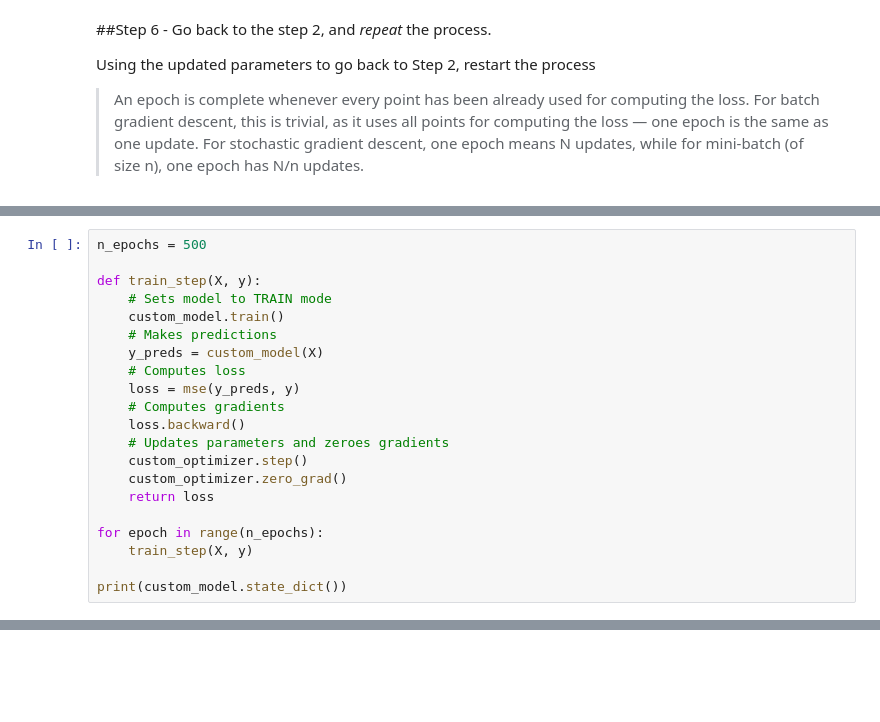
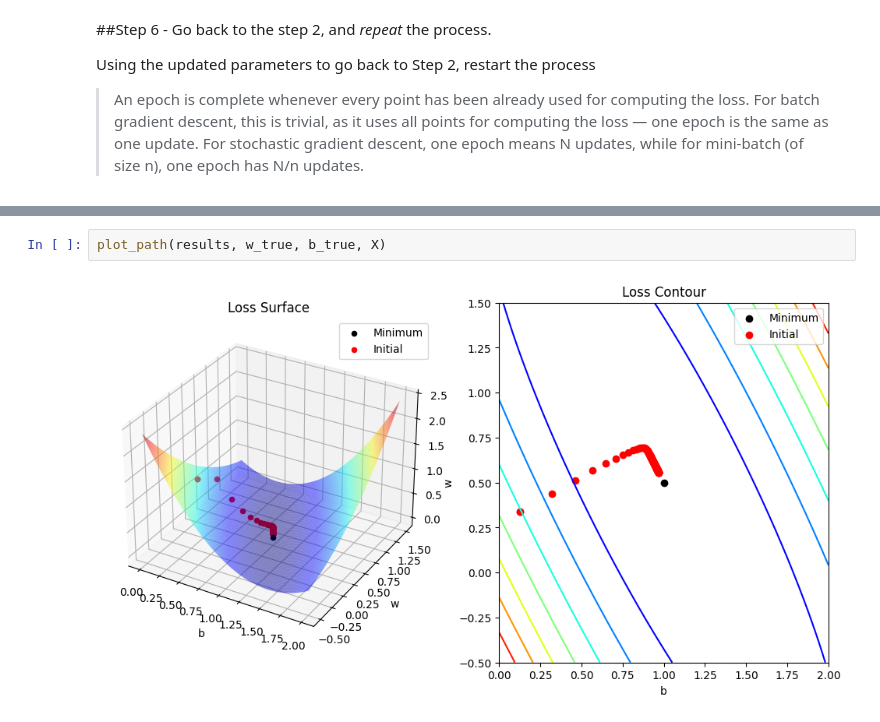
Before and after one commit to ronald-hk-chung/ssnotebook, a Jupyter notebook: basics_of_neural_network/understanding_stochastic_gradient_descent.ipynb, the cells around one changed output, grey strips where cells are left out. Cells and saved outputs as stored; diff of their text form; blank space fills up the shorter version.

```diff
--- a/basics_of_neural_network/understanding_stochastic_gradient_descent.ipynb
+++ b/basics_of_neural_network/understanding_stochastic_gradient_descent.ipynb
@@ -286,21 +249,0 @@ custom_optimizer = BasicOptim(params=custom_model.parameters(), lr=0.01)
-# %%
-n_epochs = 500
-
-def train_step(X, y):
-    # Sets model to TRAIN mode
-    custom_model.train()
-    # Makes predictions
-    y_preds = custom_model(X)
-    # Computes loss
-    loss = mse(y_preds, y)
-    # Computes gradients
-    loss.backward()
-    # Updates parameters and zeroes gradients
-    custom_optimizer.step()
-    custom_optimizer.zero_grad()
-    return loss
-
-for epoch in range(n_epochs):
-    train_step(X, y)
-
-print(custom_model.state_dict())
@@ -308,0 +305,4 @@ OrderedDict([('w', tensor([0.5520])), ('b', tensor([1.0174]))])
+# %%
+plot_path(results, w_true, b_true, X)
+# %% [output]
+[figure, added]
```
Also changed, not shown: parts of 42 cells of this notebook.
